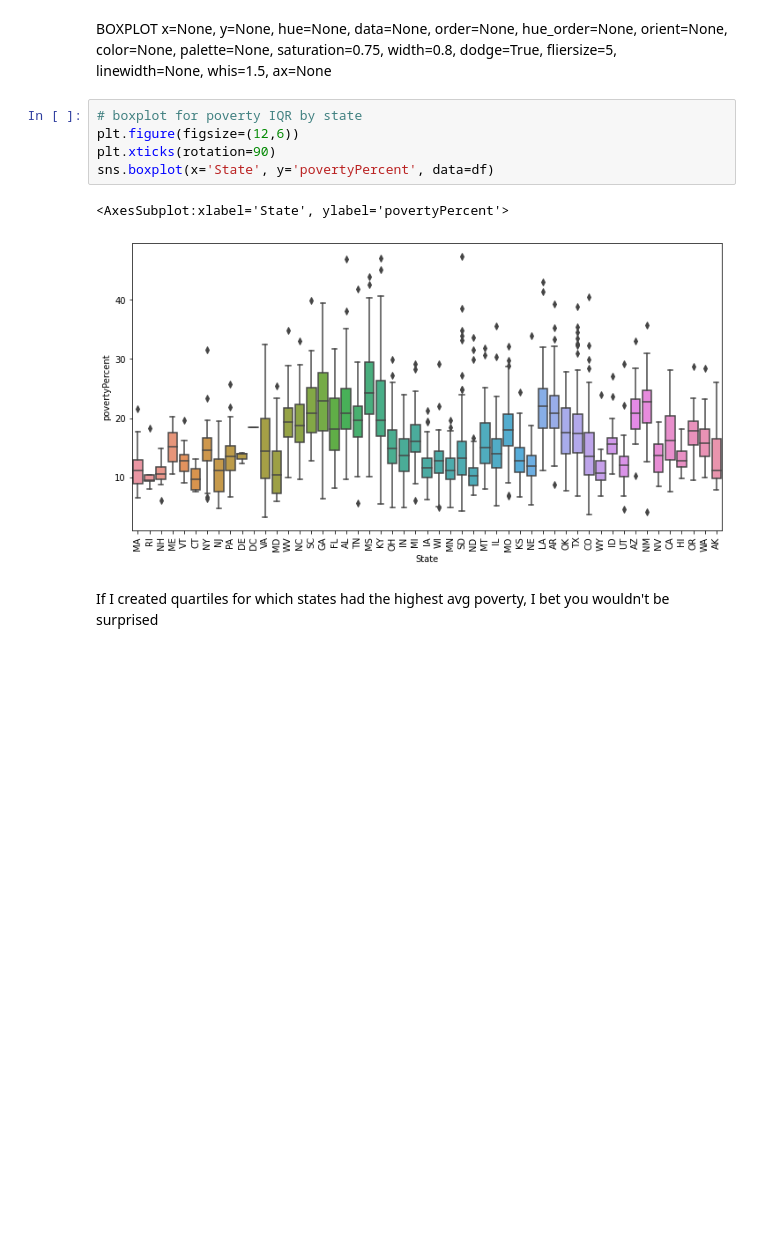
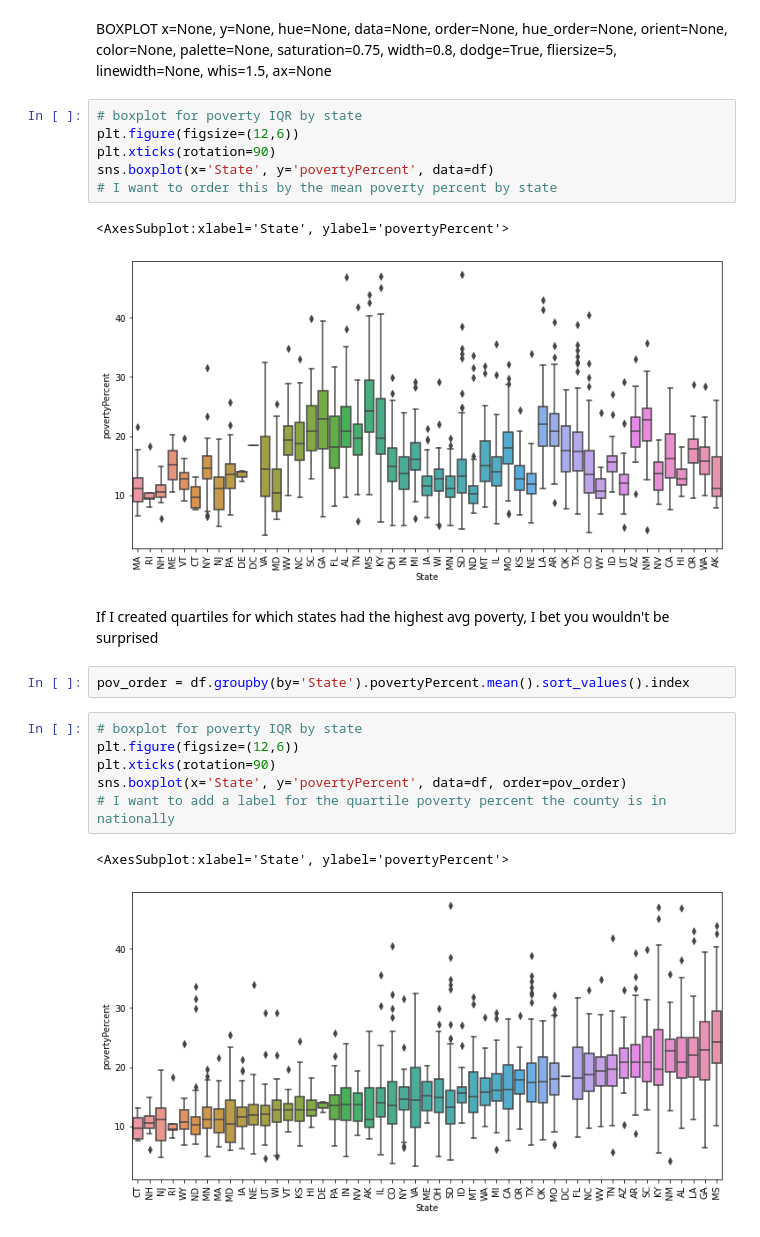
Before and after one commit to dansarmiento/ColaboratoryNotebooks, a Jupyter notebook: notebook8cd93c78a5.ipynb, the cells around one changed output. Drawn from its saved outputs; the diff is of its cells as text; blank space fills up the shorter version.

```diff
--- a/notebook8cd93c78a5.ipynb
+++ b/notebook8cd93c78a5.ipynb
@@ -104,8 +104,20 @@ x=None, y=None, hue=None, data=None, order=None, hue_order=None, orient=None, co
 plt.figure(figsize=(12,6))
 plt.xticks(rotation=90)
 sns.boxplot(x='State', y='povertyPercent', data=df)
+# I want to order this by the mean poverty percent by state
 # %% [output]
 <AxesSubplot:xlabel='State', ylabel='povertyPercent'>
 [figure]
 # %% [markdown]
 If I created quartiles for which states had the highest avg poverty, I bet you wouldn't be surprised
+# %%
+pov_order = df.groupby(by='State').povertyPercent.mean().sort_values().index
+# %%
+# boxplot for poverty IQR by state
+plt.figure(figsize=(12,6))
+plt.xticks(rotation=90)
+sns.boxplot(x='State', y='povertyPercent', data=df, order=pov_order)
+# I want to add a label for the quartile poverty percent the county is in nationally
+# %% [output]
+<AxesSubplot:xlabel='State', ylabel='povertyPercent'>
+[figure, added]
```
Also changed, not shown: parts of 1 cell of this notebook.
